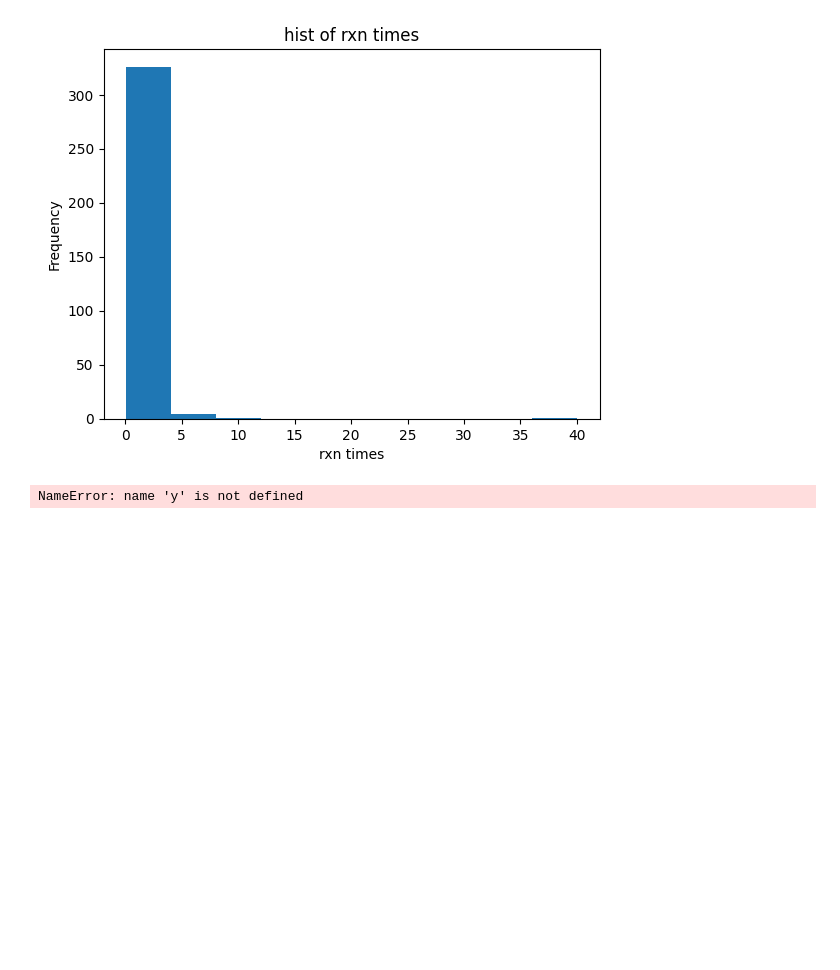
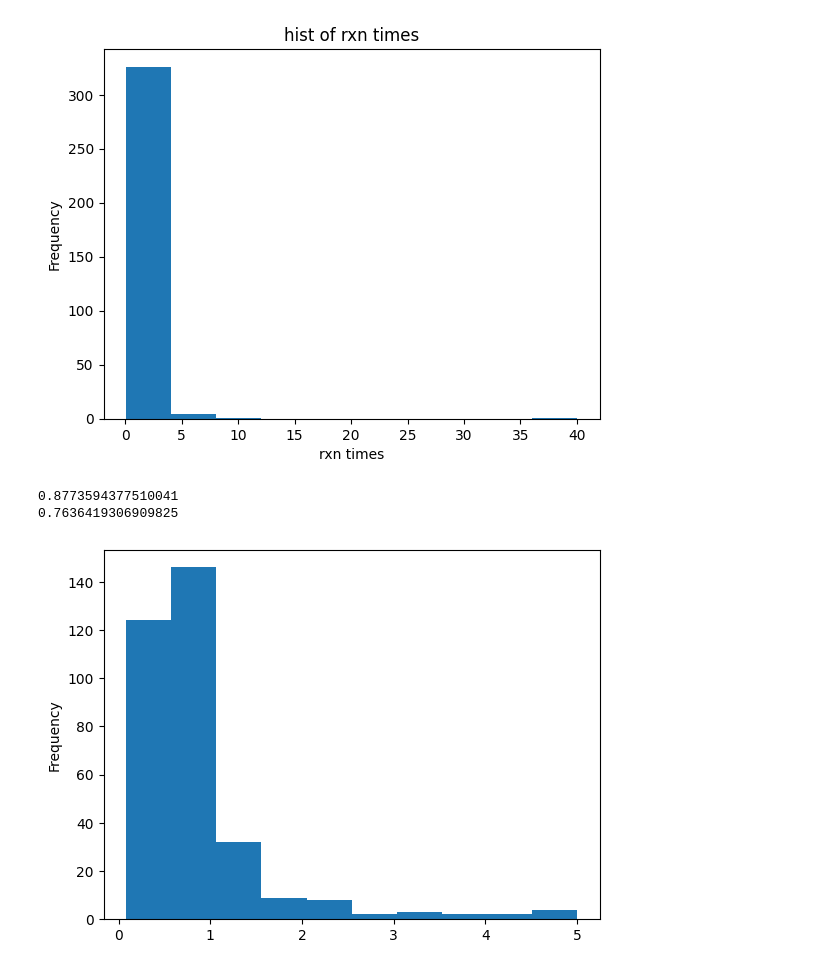
Before and after one commit to aidapiccato/multi-memory-analysis, a Jupyter notebook: notebooks/long_term_analysis.ipynb, the cells around one changed output. Drawn from its saved outputs; the diff is of its cells as text; code cells hidden in the pictures; blank space fills up the shorter version.

Commit message:
ltm modeling updates

```diff
--- a/notebooks/long_term_analysis.ipynb
+++ b/notebooks/long_term_analysis.ipynb
@@ -115,16 +115,12 @@ Index(['trial_num', 'time', 'block_id', 'visible', 'ltm', 'object_0_x',
 analysis_pipeline.plot_hist('reaction_time_s',df,'rxn times','hist of rxn times')
 # %% [output]
 [figure]
-# %%
-import sklearn
-from sklearn.neighbors import KernelDensity
-from sklearn.linear_model import LogisticRegression
-
-x = df[['reaction_time_s']]
-data.shape
-lr = LogisticRegression()
-lr.fit(data,y)
-data.reshape(-1,1)
-kde = KernelDensity(kernel = 'gaussian', bandwidth = 0.2).fit(data)
-# %% [output]
-NameError: name 'y' is not defined
+# %%
+new_df = np.clip(df['reaction_time_s'],0,5)
+new_df.plot(kind='hist')
+print(new_df.mean())
+print(new_df.std())
+# %% [output]
+0.8773594377510041
+0.7636419306909825
+[figure, added]
```
Also changed, not shown: 1 other file.
